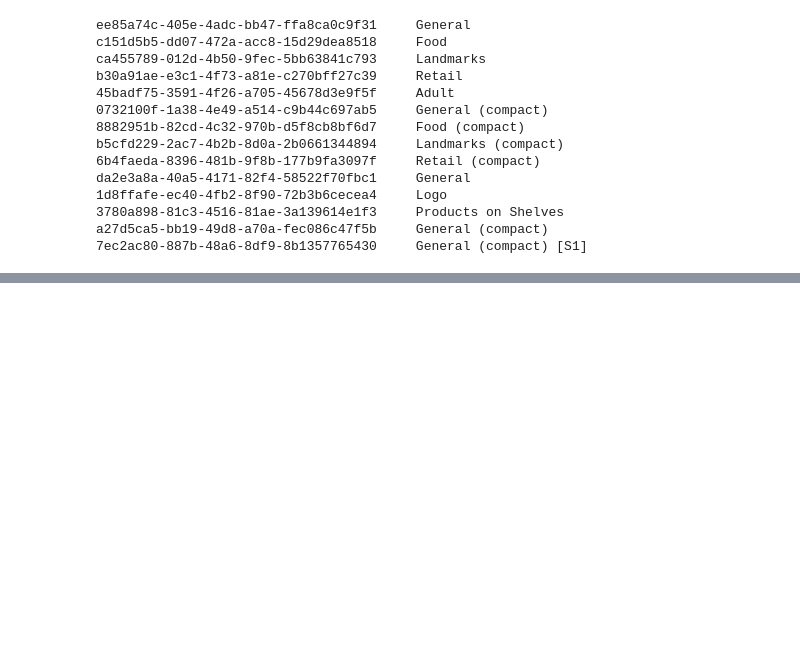
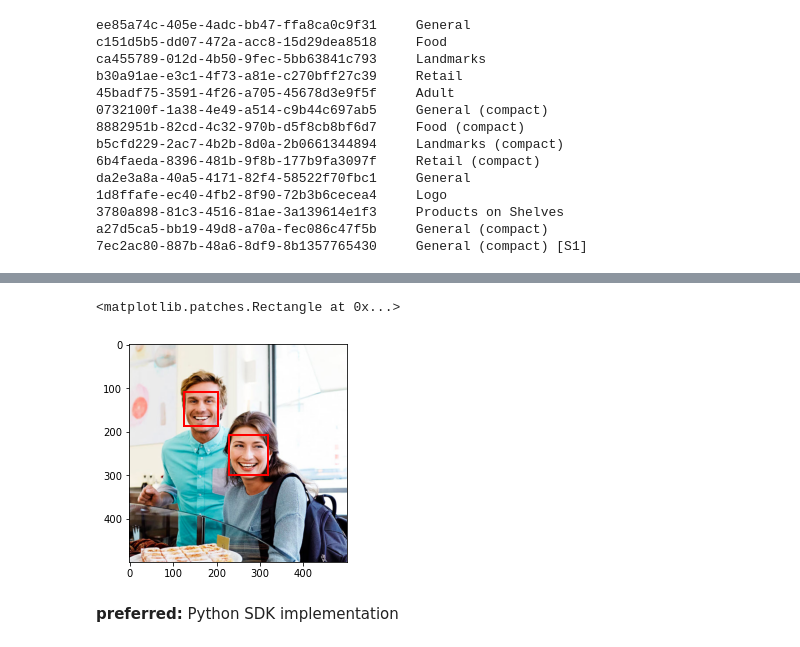
Before and after one commit to albert-kevin/azuremachinelearning, a Jupyter notebook: code/notebooks/howto-cognitive-API.ipynb, the cells around one changed output, grey strips where cells are left out. Saved outputs shown, nothing was run; the diff lists cells and outputs as text; code cells hidden in the pictures; blank space fills up the shorter version.

```diff
--- a/code/notebooks/howto-cognitive-API.ipynb
+++ b/code/notebooks/howto-cognitive-API.ipynb
@@ -1189,0 +1364,19 @@ results.as_dict()
+# %%
+# Create figure and axes
+fig, ax = plt.subplots(1)
+
+# Display the image
+ax.imshow(image)
+
+# Create a Rectangle patch
+rect = patches.Rectangle((228, 208), 91, 91, linewidth=2, edgecolor='r', facecolor='none')
+# Add the patch to the Axes
+ax.add_patch(rect)
+
+rect = patches.Rectangle((125, 109), 79, 79, linewidth=2, edgecolor='r', facecolor='none')
+ax.add_patch(rect)
+# %% [output]
+<matplotlib.patches.Rectangle at 0x...>
+[figure, added]
+# %% [markdown]
+**preferred:** Python SDK implementation
```
Also changed, not shown: parts of 95 cells of this notebook, 15 other files.
